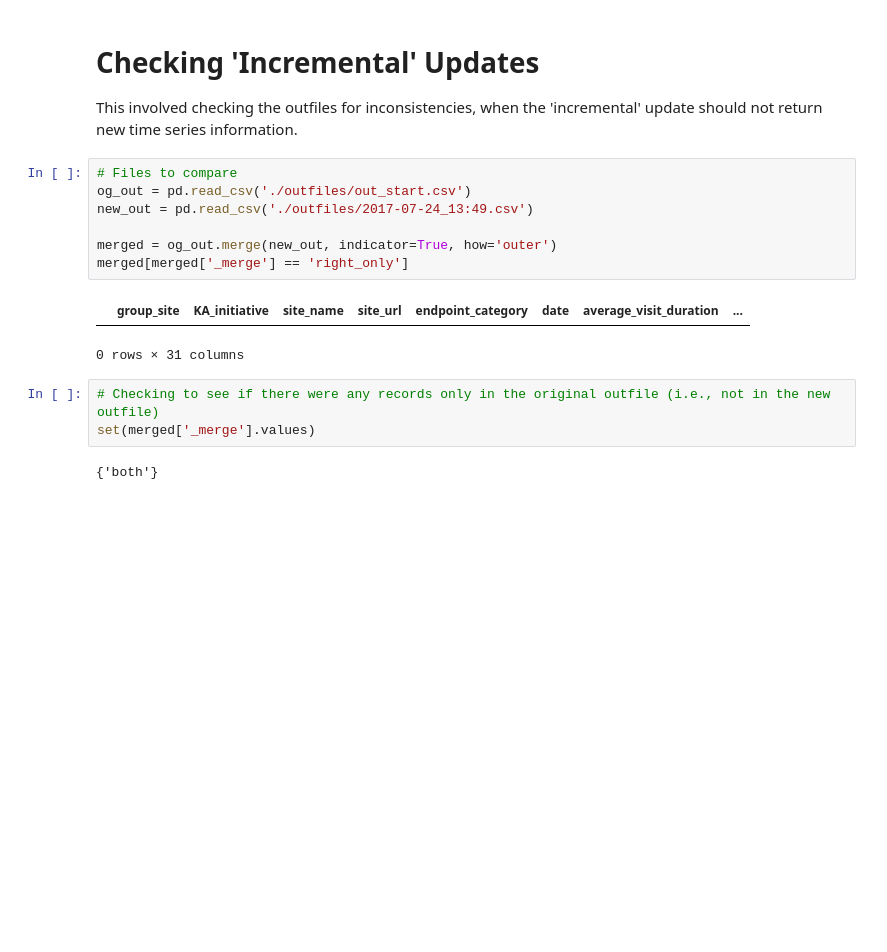
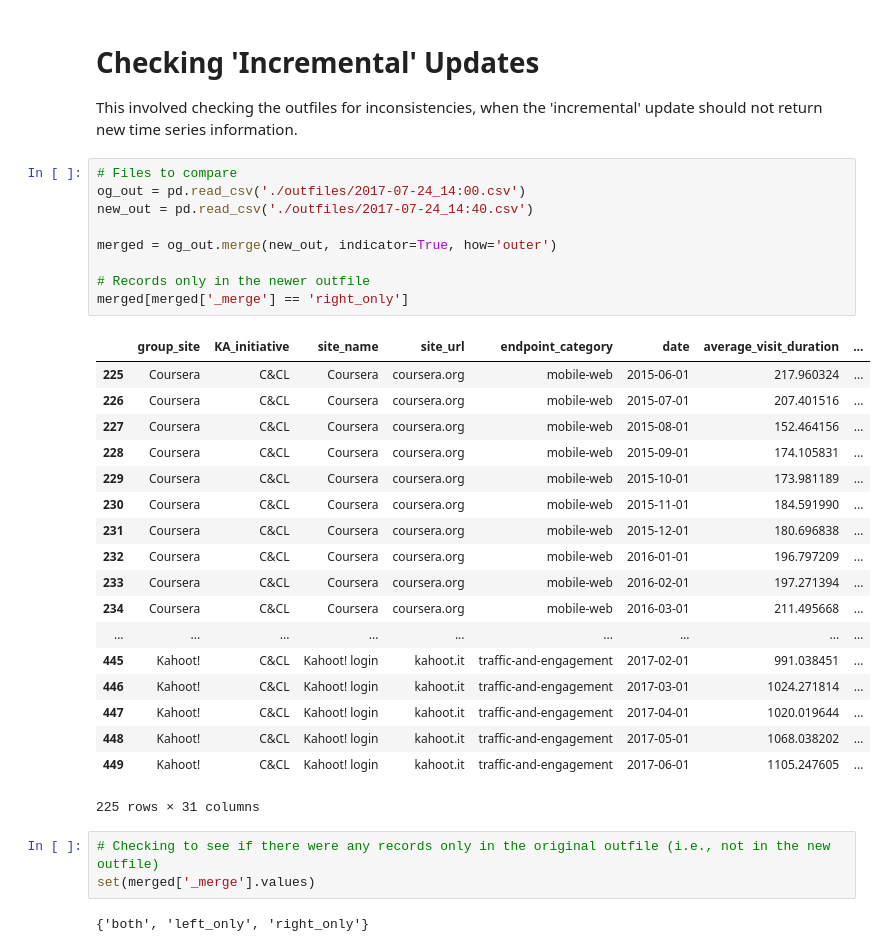
Before and after one commit to Per48edjes/KA-CAD, a Jupyter notebook: Data Source Auditor.ipynb, the cells around one changed output. Saved outputs shown, nothing was run; the diff lists cells and outputs as text; blank space fills up the shorter version.

```diff
--- a/Data Source Auditor.ipynb
+++ b/Data Source Auditor.ipynb
@@ -367,16 +367,34 @@ Wall time: 29.1 s
 This involved checking the outfiles for inconsistencies, when the 'incremental' update should not return new time series information.
 # %%
 # Files to compare
-og_out = pd.read_csv('./outfiles/out_start.csv')
-new_out = pd.read_csv('./outfiles/2017-07-24_13:49.csv')
+og_out = pd.read_csv('./outfiles/2017-07-24_14:00.csv')
+new_out = pd.read_csv('./outfiles/2017-07-24_14:40.csv')
 
 merged = og_out.merge(new_out, indicator=True, how='outer')
+
+# Records only in the newer outfile
 merged[merged['_merge'] == 'right_only']
 # %% [output]
 |  | group_site | KA_initiative | site_name | site_url | endpoint_category | date | average_visit_duration | ... |
+| 225 | Coursera | C&CL | Coursera | coursera.org | mobile-web | 2015-06-01 | 217.960324 | ... |
+| 226 | Coursera | C&CL | Coursera | coursera.org | mobile-web | 2015-07-01 | 207.401516 | ... |
+| 227 | Coursera | C&CL | Coursera | coursera.org | mobile-web | 2015-08-01 | 152.464156 | ... |
+| 228 | Coursera | C&CL | Coursera | coursera.org | mobile-web | 2015-09-01 | 174.105831 | ... |
+| 229 | Coursera | C&CL | Coursera | coursera.org | mobile-web | 2015-10-01 | 173.981189 | ... |
+| 230 | Coursera | C&CL | Coursera | coursera.org | mobile-web | 2015-11-01 | 184.591990 | ... |
+| 231 | Coursera | C&CL | Coursera | coursera.org | mobile-web | 2015-12-01 | 180.696838 | ... |
+| 232 | Coursera | C&CL | Coursera | coursera.org | mobile-web | 2016-01-01 | 196.797209 | ... |
+| 233 | Coursera | C&CL | Coursera | coursera.org | mobile-web | 2016-02-01 | 197.271394 | ... |
+| 234 | Coursera | C&CL | Coursera | coursera.org | mobile-web | 2016-03-01 | 211.495668 | ... |
+| ... | ... | ... | ... | ... | ... | ... | ... | ... |
+| 445 | Kahoot! | C&CL | Kahoot! login | kahoot.it | traffic-and-engagement | 2017-02-01 | 991.038451 | ... |
+| 446 | Kahoot! | C&CL | Kahoot! login | kahoot.it | traffic-and-engagement | 2017-03-01 | 1024.271814 | ... |
+| 447 | Kahoot! | C&CL | Kahoot! login | kahoot.it | traffic-and-engagement | 2017-04-01 | 1020.019644 | ... |
+| 448 | Kahoot! | C&CL | Kahoot! login | kahoot.it | traffic-and-engagement | 2017-05-01 | 1068.038202 | ... |
+| 449 | Kahoot! | C&CL | Kahoot! login | kahoot.it | traffic-and-engagement | 2017-06-01 | 1105.247605 | ... |
-0 rows × 31 columns
+225 rows × 31 columns
 # %%
 # Checking to see if there were any records only in the original outfile (i.e., not in the new outfile)
 set(merged['_merge'].values)
 # %% [output]
-{'both'}
+{'both', 'left_only', 'right_only'}
```
Also changed, not shown: parts of 1 cell of this notebook, 2 other files.
